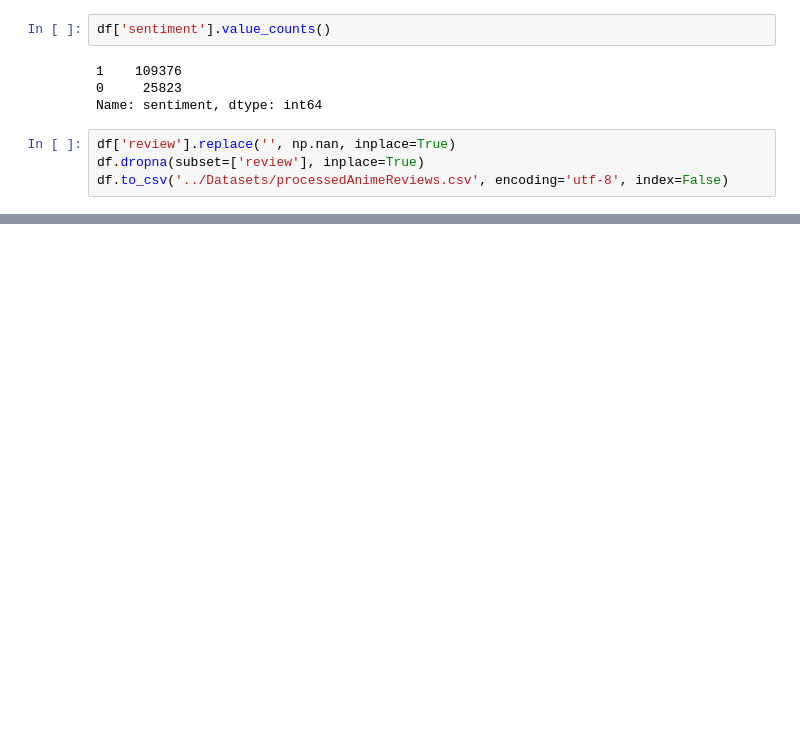
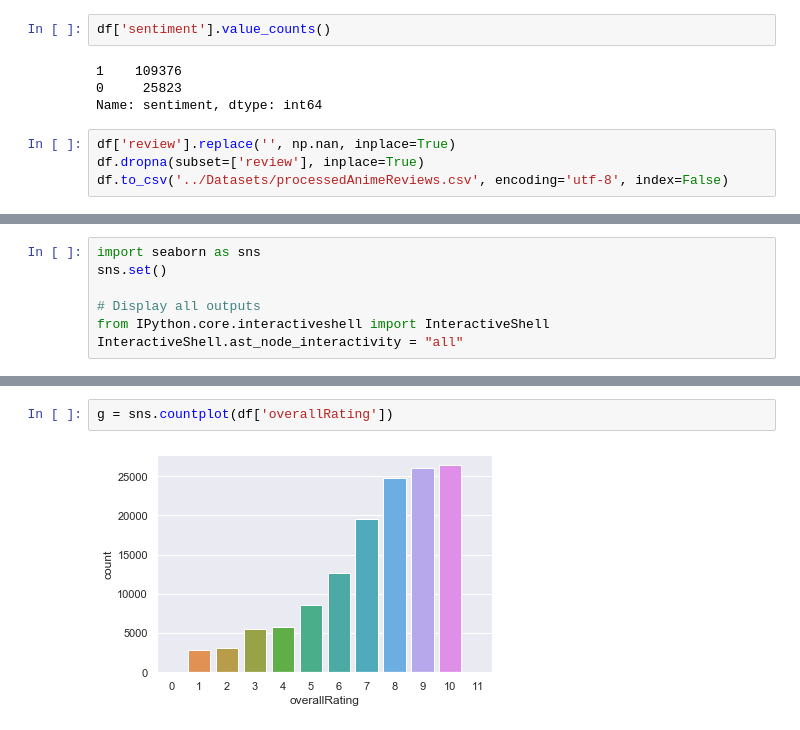
Before and after one commit to ArmandSyah/csi4106-repo, a Jupyter notebook: Notebooks/dataprep.ipynb, the cells around one changed output, grey strips where cells are left out. Saved outputs shown, nothing was run; the diff lists cells and outputs as text; blank space fills up the shorter version.

```diff
--- a/Notebooks/dataprep.ipynb
+++ b/Notebooks/dataprep.ipynb
@@ -97,0 +100,7 @@ df.to_csv('../Datasets/processedAnimeReviews.csv', encoding='utf-8', index=False
+# %%
+import seaborn as sns
+sns.set()
+
+# Display all outputs
+from IPython.core.interactiveshell import InteractiveShell
+InteractiveShell.ast_node_interactivity = "all"
@@ -97,0 +114,4 @@ df.to_csv('../Datasets/processedAnimeReviews.csv', encoding='utf-8', index=False
+# %%
+g = sns.countplot(df['overallRating'])
+# %% [output]
+[figure, added]
```
Also changed, not shown: parts of 10 cells of this notebook.
